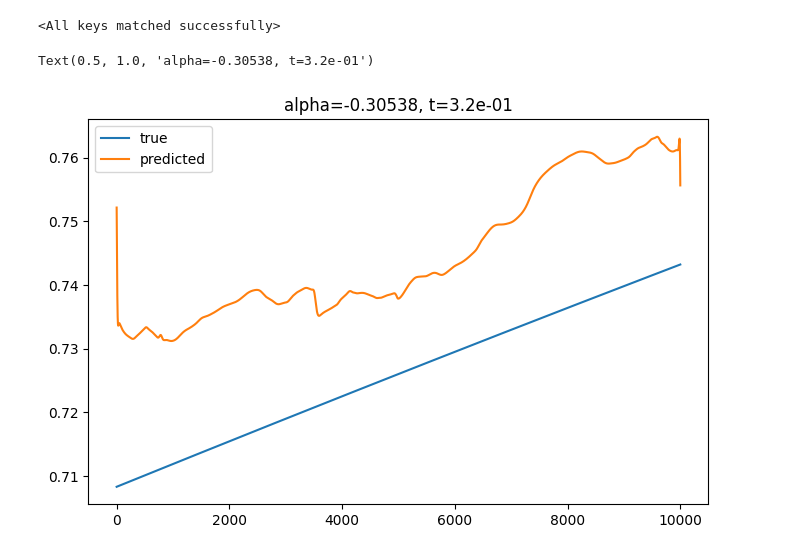
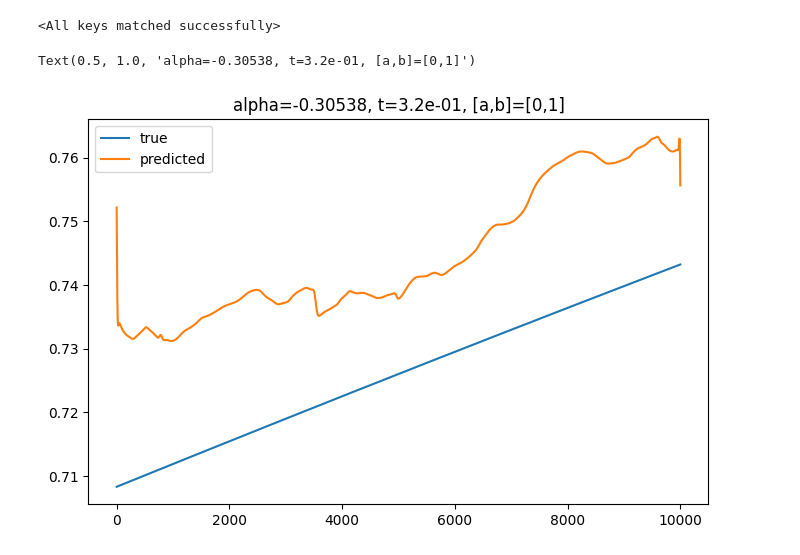
Before and after one commit to fedor1113/Sk-ML-FNO-Project-2024, a Jupyter notebook: testing.ipynb, the cells around one changed output. Drawn from its saved outputs; the diff is of its cells as text; code cells hidden in the pictures.

```diff
--- a/testing.ipynb
+++ b/testing.ipynb
@@ -110,13 +110,13 @@ model_res = model_res.detach().cpu().numpy()
 # %%
 n=4
 
 import matplotlib.pyplot as plt
 plt.figure(figsize=(8, 5))
 
 plt.plot(true_sol[n],label="true")
 plt.plot(model_res[n],label="predicted")
 plt.legend()
-plt.title(f"alpha={alpha_samples[n]:0.5f}, t={t:0.1e}")
+plt.title(f"alpha={alpha_samples[n]:0.5f}, t={t:0.1e}, [a,b]=[0,{b}]")
 # %% [output]
-Text(0.5, 1.0, 'alpha=-0.30538, t=3.2e-01')
+Text(0.5, 1.0, 'alpha=-0.30538, t=3.2e-01, [a,b]=[0,1]')
-[figure, old version]
+[figure, new version]
```
